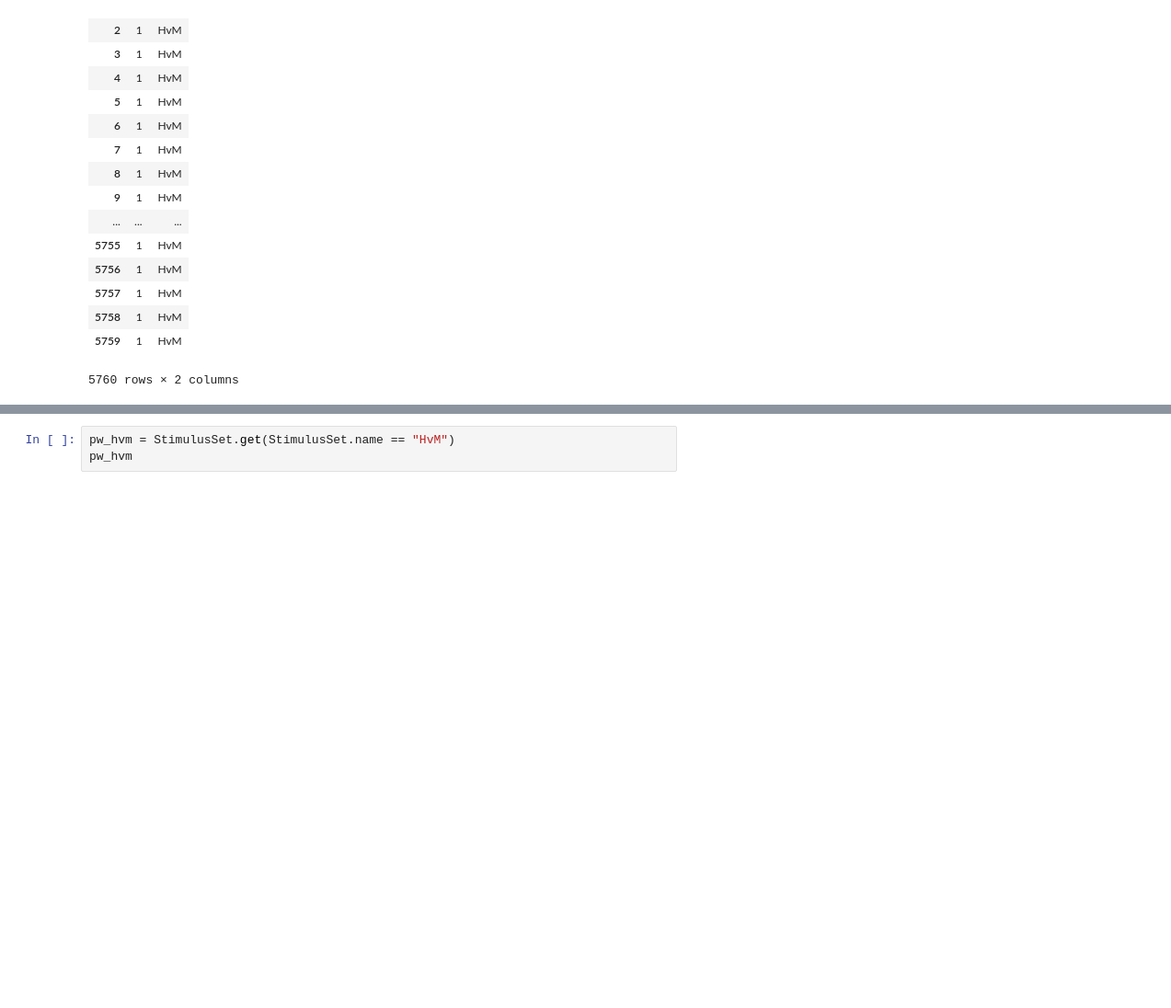
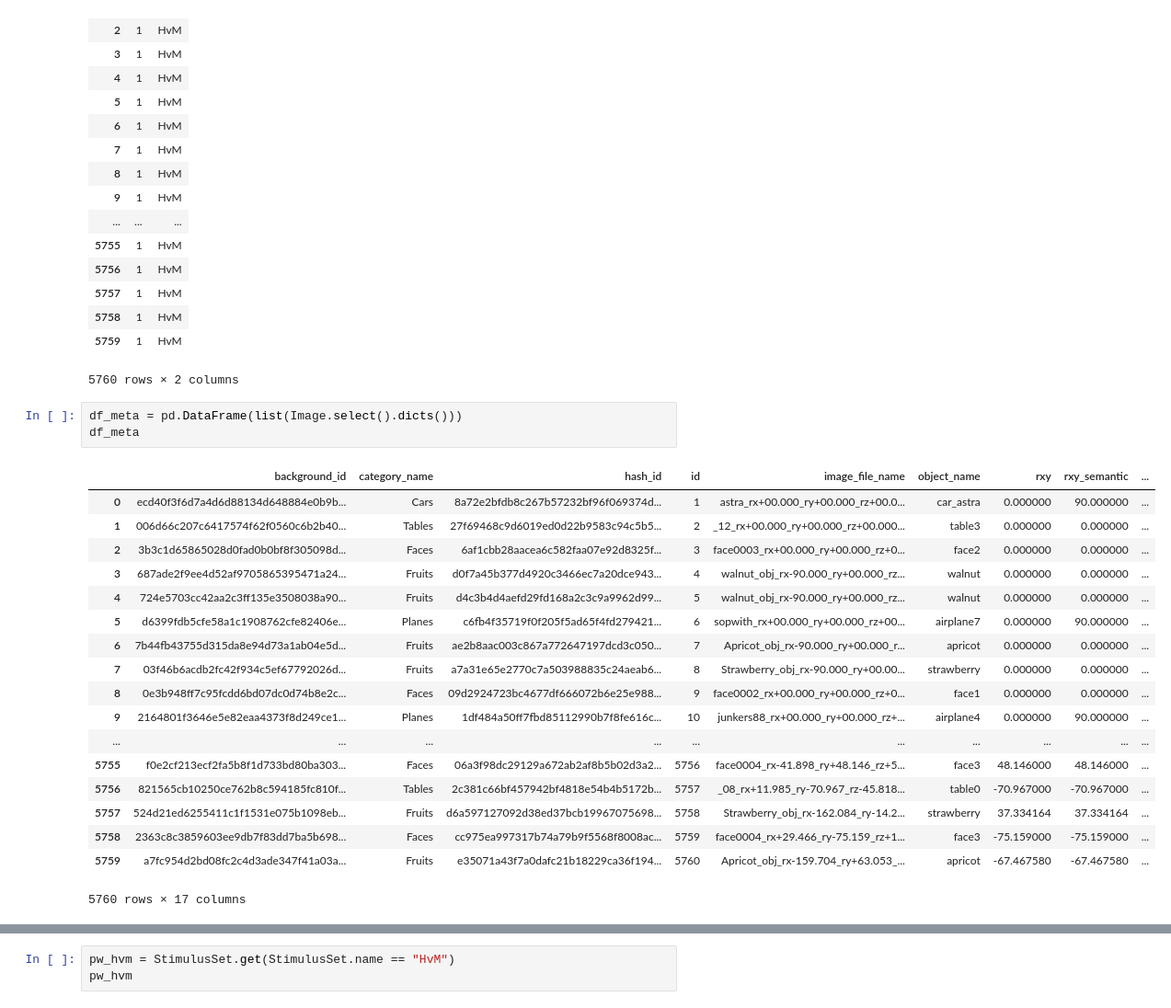
Before and after one commit to brain-score/brainio_contrib, a Jupyter notebook: notebooks/2018-03-23_merge_meta.ipynb, the cells around one changed output, grey strips where cells are left out. Shown at 92% size. Saved outputs shown, nothing was run; the diff lists cells and outputs as text; blank space fills up the shorter version.

```diff
--- a/notebooks/2018-03-23_merge_meta.ipynb
+++ b/notebooks/2018-03-23_merge_meta.ipynb
@@ -278,3 +278,25 @@ df_meta
 | 5758 | 1 | HvM |
 | 5759 | 1 | HvM |
 5760 rows × 2 columns
+# %%
+df_meta = pd.DataFrame(list(Image.select().dicts()))
+df_meta
+# %% [output]
+|  | background_id | category_name | hash_id | id | image_file_name | object_name | rxy | rxy_semantic | ... |
+| 0 | ecd40f3f6d7a4d6d88134d648884e0b9b... | Cars | 8a72e2bfdb8c267b57232bf96f069374d... | 1 | astra_rx+00.000_ry+00.000_rz+00.0... | car_astra | 0.000000 | 90.000000 | ... |
+| 1 | 006d66c207c6417574f62f0560c6b2b40... | Tables | 27f69468c9d6019ed0d22b9583c94c5b5... | 2 | _12_rx+00.000_ry+00.000_rz+00.000... | table3 | 0.000000 | 0.000000 | ... |
+| 2 | 3b3c1d65865028d0fad0b0bf8f305098d... | Faces | 6af1cbb28aacea6c582faa07e92d8325f... | 3 | face0003_rx+00.000_ry+00.000_rz+0... | face2 | 0.000000 | 0.000000 | ... |
+| 3 | 687ade2f9ee4d52af9705865395471a24... | Fruits | d0f7a45b377d4920c3466ec7a20dce943... | 4 | walnut_obj_rx-90.000_ry+00.000_rz... | walnut | 0.000000 | 0.000000 | ... |
+| 4 | 724e5703cc42aa2c3ff135e3508038a90... | Fruits | d4c3b4d4aefd29fd168a2c3c9a9962d99... | 5 | walnut_obj_rx-90.000_ry+00.000_rz... | walnut | 0.000000 | 0.000000 | ... |
+| 5 | d6399fdb5cfe58a1c1908762cfe82406e... | Planes | c6fb4f35719f0f205f5ad65f4fd279421... | 6 | sopwith_rx+00.000_ry+00.000_rz+00... | airplane7 | 0.000000 | 90.000000 | ... |
+| 6 | 7b44fb43755d315da8e94d73a1ab04e5d... | Fruits | ae2b8aac003c867a772647197dcd3c050... | 7 | Apricot_obj_rx-90.000_ry+00.000_r... | apricot | 0.000000 | 0.000000 | ... |
+| 7 | 03f46b6acdb2fc42f934c5ef67792026d... | Fruits | a7a31e65e2770c7a503988835c24aeab6... | 8 | Strawberry_obj_rx-90.000_ry+00.00... | strawberry | 0.000000 | 0.000000 | ... |
+| 8 | 0e3b948ff7c95fcdd6bd07dc0d74b8e2c... | Faces | 09d2924723bc4677df666072b6e25e988... | 9 | face0002_rx+00.000_ry+00.000_rz+0... | face1 | 0.000000 | 0.000000 | ... |
+| 9 | 2164801f3646e5e82eaa4373f8d249ce1... | Planes | 1df484a50ff7fbd85112990b7f8fe616c... | 10 | junkers88_rx+00.000_ry+00.000_rz+... | airplane4 | 0.000000 | 90.000000 | ... |
+| ... | ... | ... | ... | ... | ... | ... | ... | ... | ... |
+| 5755 | f0e2cf213ecf2fa5b8f1d733bd80ba303... | Faces | 06a3f98dc29129a672ab2af8b5b02d3a2... | 5756 | face0004_rx-41.898_ry+48.146_rz+5... | face3 | 48.146000 | 48.146000 | ... |
+| 5756 | 821565cb10250ce762b8c594185fc810f... | Tables | 2c381c66bf457942bf4818e54b4b5172b... | 5757 | _08_rx+11.985_ry-70.967_rz-45.818... | table0 | -70.967000 | -70.967000 | ... |
+| 5757 | 524d21ed6255411c1f1531e075b1098eb... | Fruits | d6a597127092d38ed37bcb19967075698... | 5758 | Strawberry_obj_rx-162.084_ry-14.2... | strawberry | 37.334164 | 37.334164 | ... |
+| 5758 | 2363c8c3859603ee9db7f83dd7ba5b698... | Faces | cc975ea997317b74a79b9f5568f8008ac... | 5759 | face0004_rx+29.466_ry-75.159_rz+1... | face3 | -75.159000 | -75.159000 | ... |
+| 5759 | a7fc954d2bd08fc2c4d3ade347f41a03a... | Fruits | e35071a43f7a0dafc21b18229ca36f194... | 5760 | Apricot_obj_rx-159.704_ry+63.053_... | apricot | -67.467580 | -67.467580 | ... |
+5760 rows × 17 columns
```
Also changed, not shown: parts of 2 cells of this notebook.
